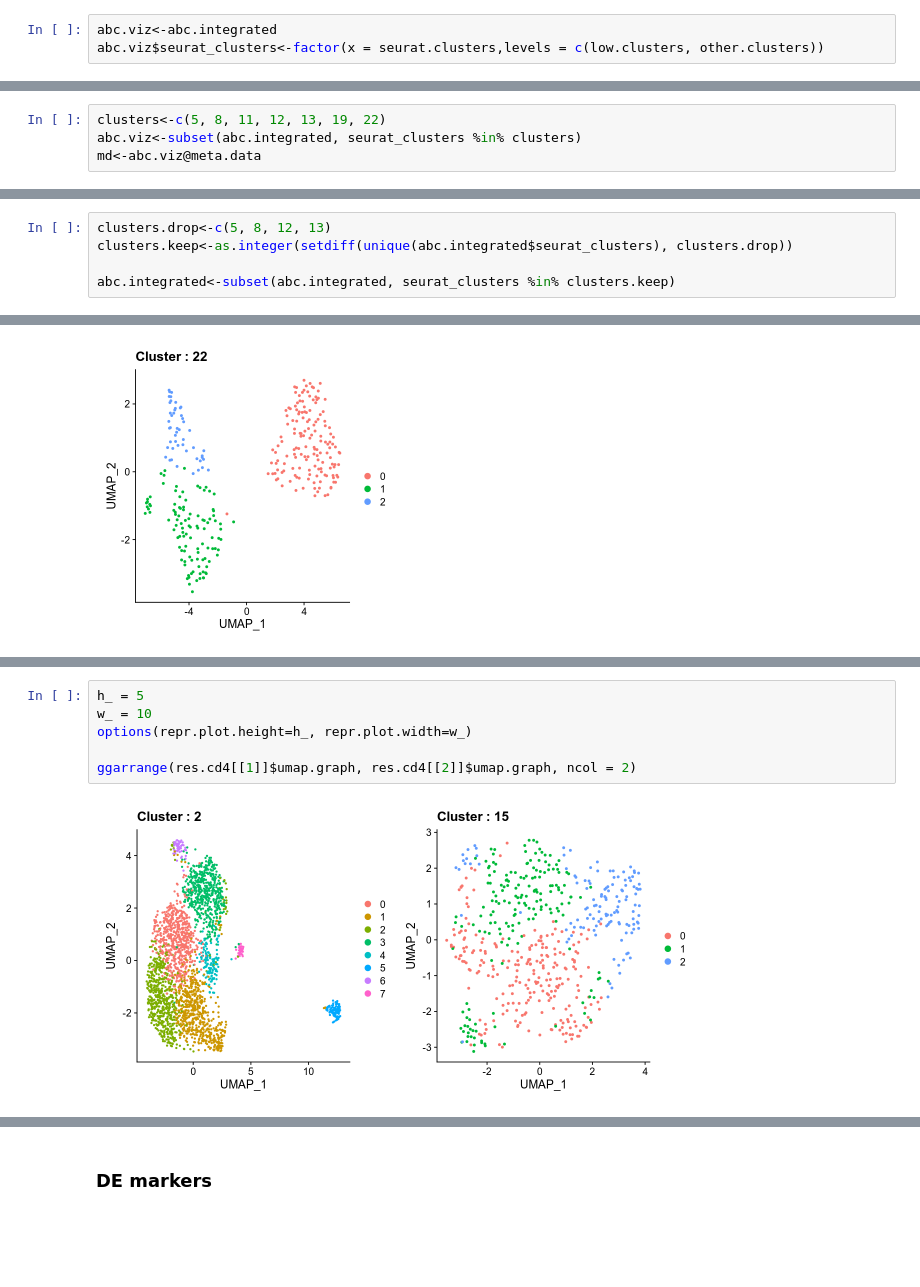
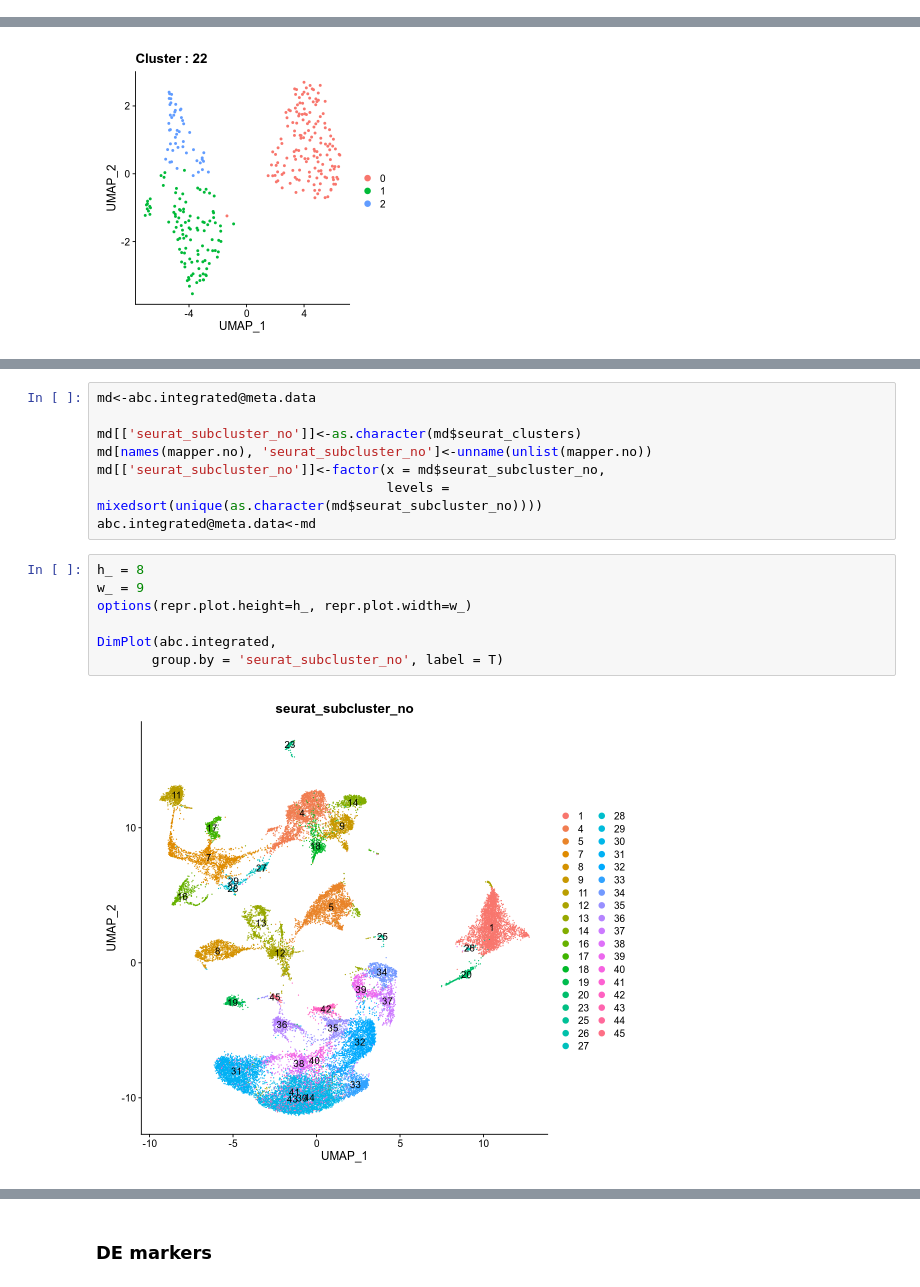
Before and after one commit to hmbaghdassarian/norcross_abc, a Jupyter notebook: notebooks/01_process_data/01Bii_CellType_Annotation_round2.ipynb, the cells around one changed output, grey strips where cells are left out. Cells and saved outputs as stored; diff of their text form; blank space fills up the shorter version.

```diff
--- a/notebooks/01_process_data/01Bii_CellType_Annotation_round2.ipynb
+++ b/notebooks/01_process_data/01Bii_CellType_Annotation_round2.ipynb
@@ -34,3 +23,0 @@ other.clusters<-setdiff(seurat.clusters, low.clusters)
-# %%
-abc.viz<-abc.integrated
-abc.viz$seurat_clusters<-factor(x = seurat.clusters,levels = c(low.clusters, other.clusters))
@@ -65,4 +23,0 @@ g1
-# %%
-clusters<-c(5, 8, 11, 12, 13, 19, 22)
-abc.viz<-subset(abc.integrated, seurat_clusters %in% clusters)
-md<-abc.viz@meta.data
@@ -133,5 +23,0 @@ It seems that clusters 5, 8, 12 and 13, which lie near each other in UMAP space,
-# %%
-clusters.drop<-c(5, 8, 12, 13)
-clusters.keep<-as.integer(setdiff(unique(abc.integrated$seurat_clusters), clusters.drop))
-
-abc.integrated<-subset(abc.integrated, seurat_clusters %in% clusters.keep)
@@ -288,8 +181,17 @@ for (cl in c('2', '15')){
+# %%
+md<-abc.integrated@meta.data
+
+md[['seurat_subcluster_no']]<-as.character(md$seurat_clusters)
+md[names(mapper.no), 'seurat_subcluster_no']<-unname(unlist(mapper.no))
+md[['seurat_subcluster_no']]<-factor(x = md$seurat_subcluster_no,
+                                     levels = mixedsort(unique(as.character(md$seurat_subcluster_no))))
+abc.integrated@meta.data<-md
 # %%
-h_ = 5
-w_ = 10
+h_ = 8
+w_ = 9
 options(repr.plot.height=h_, repr.plot.width=w_)
 
-ggarrange(res.cd4[[1]]$umap.graph, res.cd4[[2]]$umap.graph, ncol = 2)
+DimPlot(abc.integrated,
+       group.by = 'seurat_subcluster_no', label = T)
 # %% [output]
-[figure, old version]
+[figure, new version]
```
Also changed, not shown: parts of 46 cells of this notebook.
